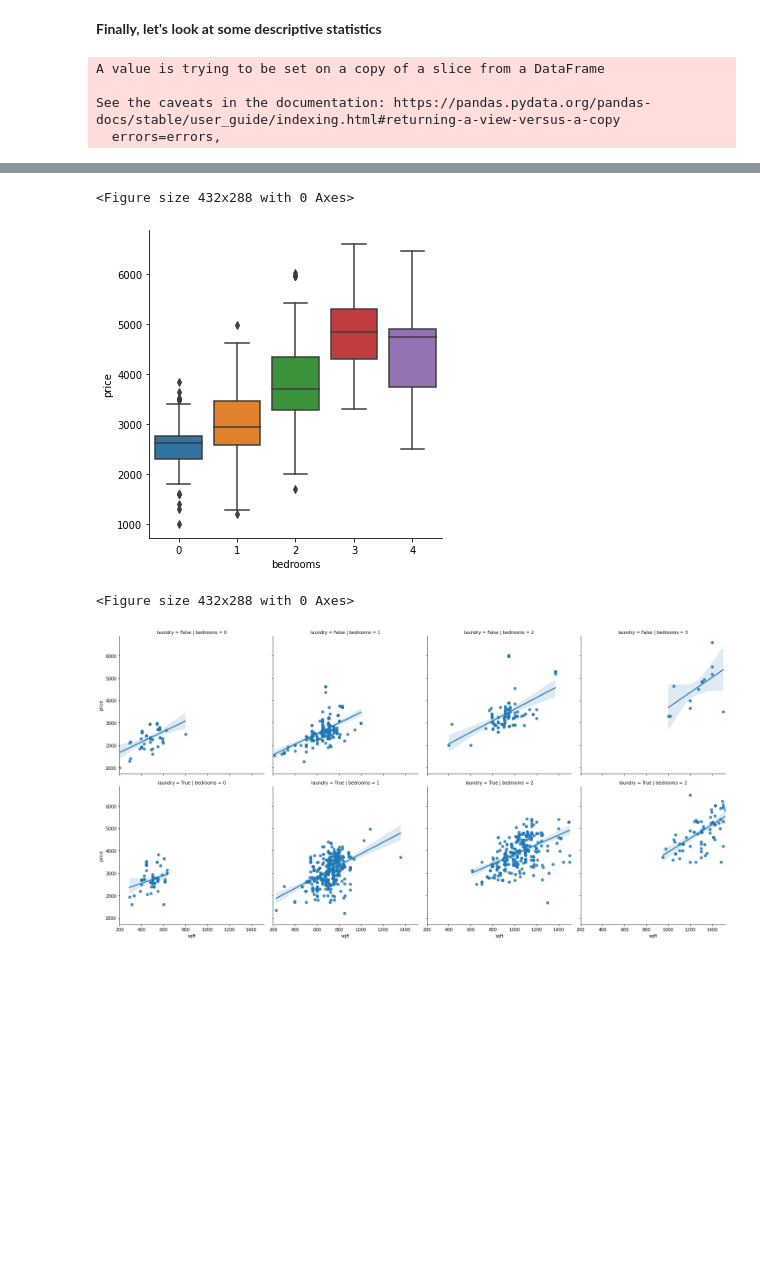
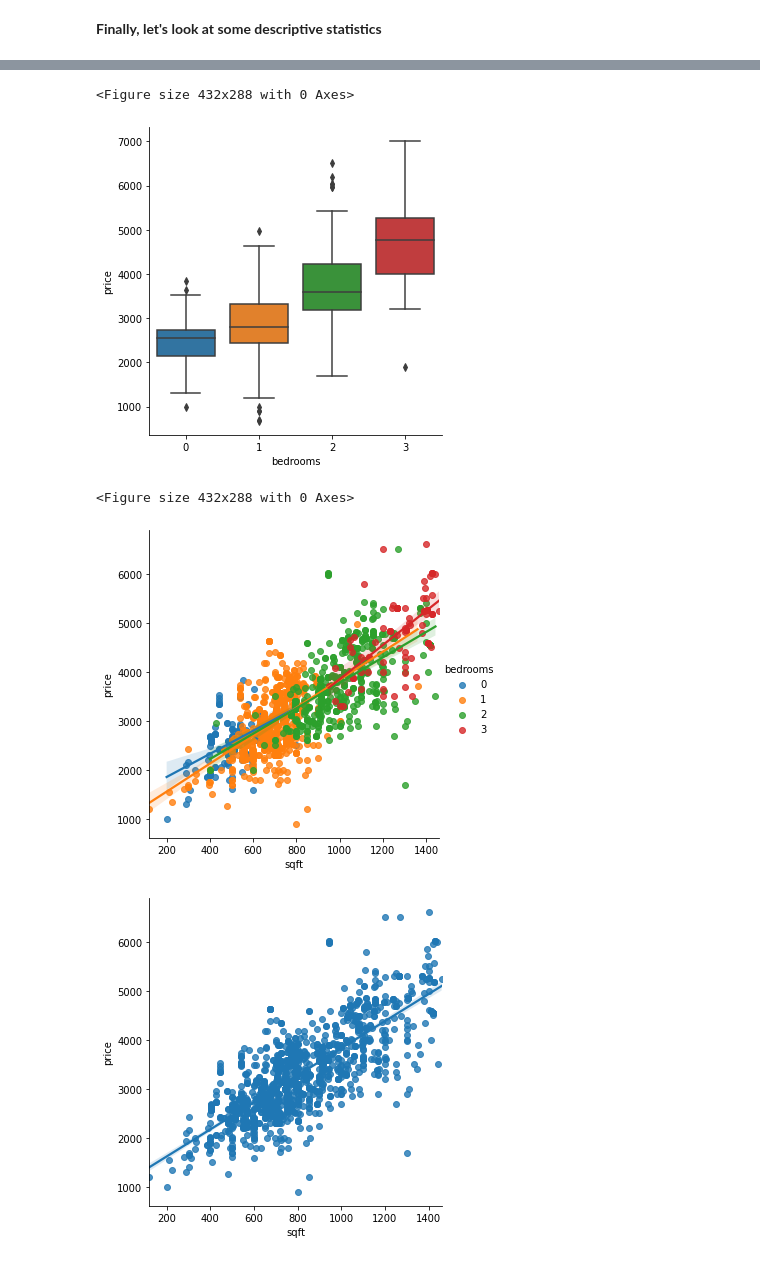
Before and after one commit to supplee/cl-housing, a Jupyter notebook: clean-data.ipynb, the cells around one changed output, grey strips where cells are left out. Saved outputs shown, nothing was run; the diff lists cells and outputs as text; code cells hidden in the pictures; blank space fills up the shorter version.

```diff
--- a/clean-data.ipynb
+++ b/clean-data.ipynb
@@ -296,0 +268,11 @@ plt.show()
+# %%
+mapdata=plt.imread('./map.png')
+sns.set_style('white')
+ax=sns.scatterplot(x='longitude',y='latitude',hue='price',alpha=1,data=tf)
+ax.set_ylim(37.335,37.708)
+ax.set_xlim(-122.52,-121.980)
+ax.set_title('Apartments for rent on the peninsula')
+BBox=(-122.52, -121.980, 37.335, 37.708)
+ax.imshow(mapdata, zorder=0,extent=BBox, aspect= 'equal')
+#extent = BBox
+plt.show()
@@ -321,0 +289,11 @@ plt.show()
+# %%
+sns.set_style('white')
+ax=sns.scatterplot(x='longitude',y='latitude',hue='price',alpha=1,data=tf)
+mapdata=plt.imread('./map.png')
+ax.set_ylim(37.335,37.708)
+ax.set_xlim(-122.52,-121.980)
+ax.set_title('Apartments for rent on the peninsula')
+BBox=(-122.52, -121.980, 37.335, 37.708)
+ax.imshow(mapdata, zorder=0,extent=BBox, aspect= 'equal')
+#extent = BBox
+plt.show()
@@ -356,19 +329,16 @@ cl.generateHeatmap(areaTable,['price','sqft','bedrooms','bathrooms','pets','laun
 # %% [markdown]
 __Finally, let's look at some descriptive statistics__
 # %%
-fig1=sns.distplot(areaTable.sqft)
+fig1=sns.distplot(tf.sqft)
 plt.figure()
-fig2=sns.distplot(areaTable.price)
+fig2=sns.distplot(tf.price)
 plt.figure()
-fig4=sns.distplot(areaTable['$/sqft'])
+fig4=sns.distplot(tf['$/sqft'])
 plt.figure()
-fig3=sns.catplot(kind='box',x='bedrooms',y='price',data=areaTable)
+fig3=sns.catplot(kind='box',x='bedrooms',y='price',data=tf)
 plt.figure()
-outliersIndex = areaTable[areaTable['sqft']>2500].index
-areaTable.drop(outliersIndex,inplace=True)
-reg=sns.lmplot(x='sqft',y='price',row='laundry',col='bedrooms',data=areaTable[areaTable['bedrooms']<4])
+outliersIndex = tf[tf['sqft']>(tf.sqft.quantile(0.75)+1.5*(tf.sqft.quantile(0.75)-tf.sqft.quantile(0.25)))].index
+tf.drop(outliersIndex,inplace=True)
+reg=sns.lmplot(x='sqft',y='price',hue='bedrooms',data=tf[tf['bedrooms']<4])
+reg=sns.lmplot(x='sqft',y='price',data=tf[tf['bedrooms']<4])
 # %% [output]
-A value is trying to be set on a copy of a slice from a DataFrame
-
-See the caveats in the documentation: https://pandas.pydata.org/pandas-docs/stable/user_guide/indexing.html#returning-a-view-versus-a-copy
-  errors=errors,
@@ -378,4 +348,5 @@ See the caveats in the documentation: https://pandas.pydata.org/pandas-docs/stab
+<Figure size 432x288 with 0 Axes>
+[figure, new version]
 <Figure size 432x288 with 0 Axes>
-[figure, old version]
-<Figure size 432x288 with 0 Axes>
-[figure, old version]
+[figure, new version]
+[figure, added]
```
Also changed, not shown: parts of 46 cells of this notebook.
